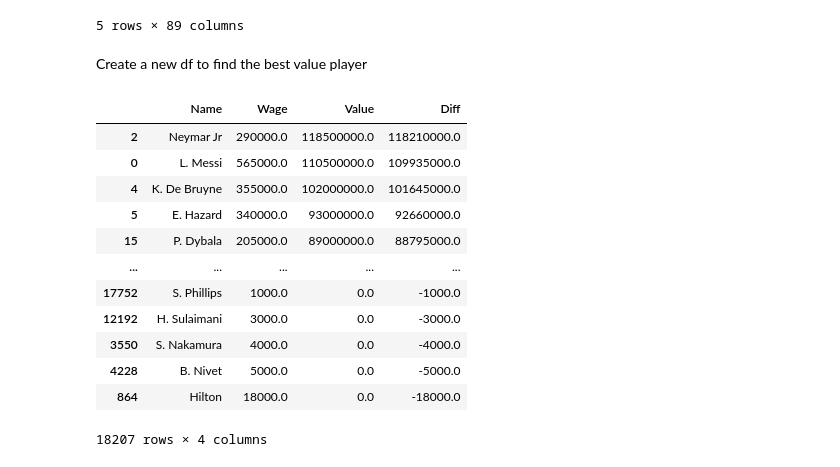
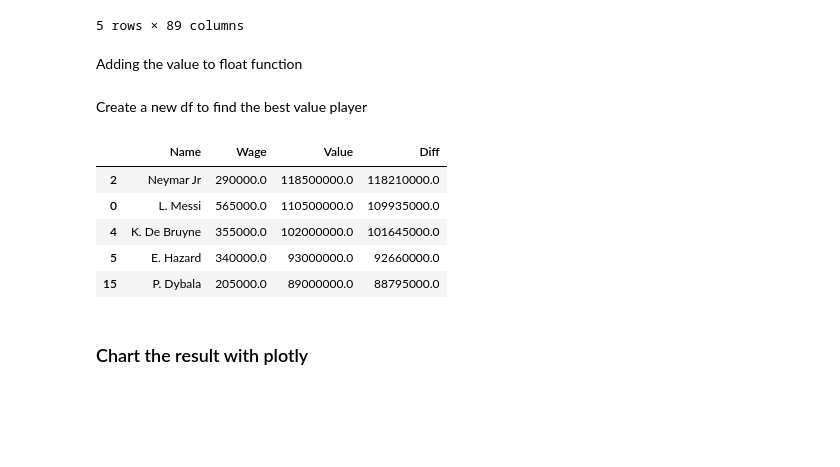
Before and after one commit to konscodes/ztm_python_dev, a Jupyter notebook: datascience/notebook.ipynb, the cells around one changed output. Drawn from its saved outputs; the diff is of its cells as text; code cells hidden in the pictures; blank space fills up the shorter version.

```diff
--- a/datascience/notebook.ipynb
+++ b/datascience/notebook.ipynb
@@ -18,3 +20,5 @@ df[df['Age'] > 40].head()
 | 7225 | 7225 | 142998 | C. Muñoz | 41 | https://cdn.sofifa.org/players/4/... | Argentina | https://cdn.sofifa.org/flags/52.png | 68 | 68 | CD Universidad de Concepción | ... |
 | 10545 | 10545 | 140183 | S. Narazaki | 42 | https://cdn.sofifa.org/players/4/... | Japan | https://cdn.sofifa.org/flags/163.png | 65 | 65 | Nagoya Grampus | ... |
 5 rows × 89 columns
+# %% [markdown]
+Adding the value to float function
@@ -22,42 +41,21 @@ df[df['Age'] > 40].head()
 Create a new df to find the best value player
 # %%
 df1 = pd.DataFrame(df, columns=['Name', 'Wage', 'Value'])
-
-def value_to_float(x):
-    if type(x) == float or type(x) == int:
-        return x
-    if 'K' in x:
-        if len(x) > 1:
-            return float(x.replace('K', '')) * 1000
-        return 1000.0
-    if 'M' in x:
-        if len(x) > 1:
-            return float(x.replace('M', '')) * 1000000
-        return 1000000.0
-    if 'B' in x:
-        return float(x.replace('B', '')) * 1000000000
-    return 0.0
-
 
 wage = df1['Wage'].replace(['\€'], '', regex=True).apply(value_to_float)
 value = df1['Value'].replace(['\€'], '', regex=True).apply(value_to_float)
 
 df1['Wage'] = wage
 df1['Value'] = value
 
 df1['Diff'] = df1['Value'] - df1['Wage']
-df1.sort_values('Diff', ascending=False)
+df1.sort_values('Diff', ascending=False).head()
 # %% [output]
 |  | Name | Wage | Value | Diff |
 | 2 | Neymar Jr | 290000.0 | 118500000.0 | 118210000.0 |
 | 0 | L. Messi | 565000.0 | 110500000.0 | 109935000.0 |
 | 4 | K. De Bruyne | 355000.0 | 102000000.0 | 101645000.0 |
 | 5 | E. Hazard | 340000.0 | 93000000.0 | 92660000.0 |
 | 15 | P. Dybala | 205000.0 | 89000000.0 | 88795000.0 |
-| ... | ... | ... | ... | ... |
-| 17752 | S. Phillips | 1000.0 | 0.0 | -1000.0 |
-| 12192 | H. Sulaimani | 3000.0 | 0.0 | -3000.0 |
-| 3550 | S. Nakamura | 4000.0 | 0.0 | -4000.0 |
-| 4228 | B. Nivet | 5000.0 | 0.0 | -5000.0 |
-| 864 | Hilton | 18000.0 | 0.0 | -18000.0 |
-18207 rows × 4 columns
+# %% [markdown]
+<h3>Chart the result with plotly
```
Also changed, not shown: parts of 4 cells of this notebook, 1 other file.
